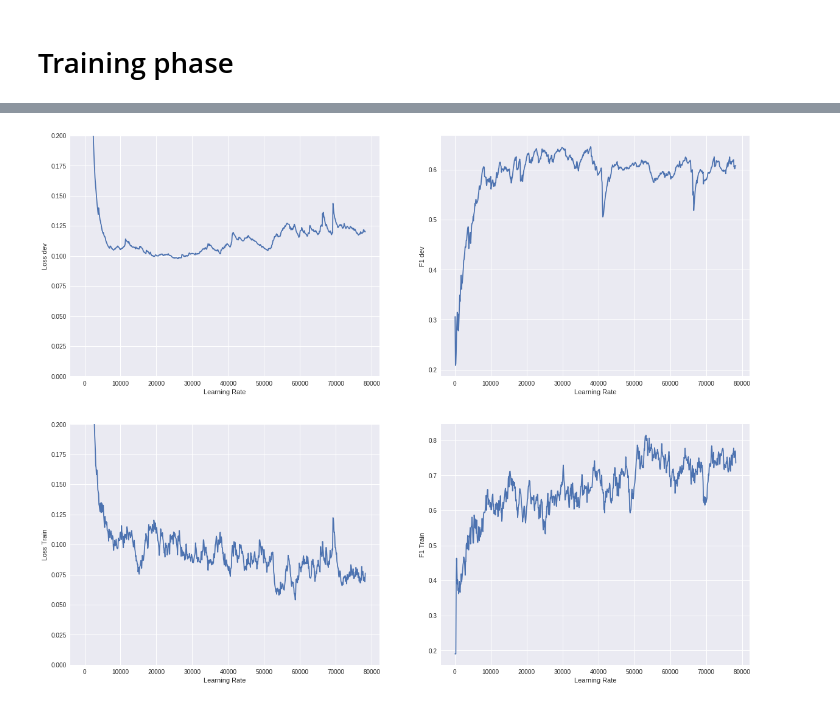
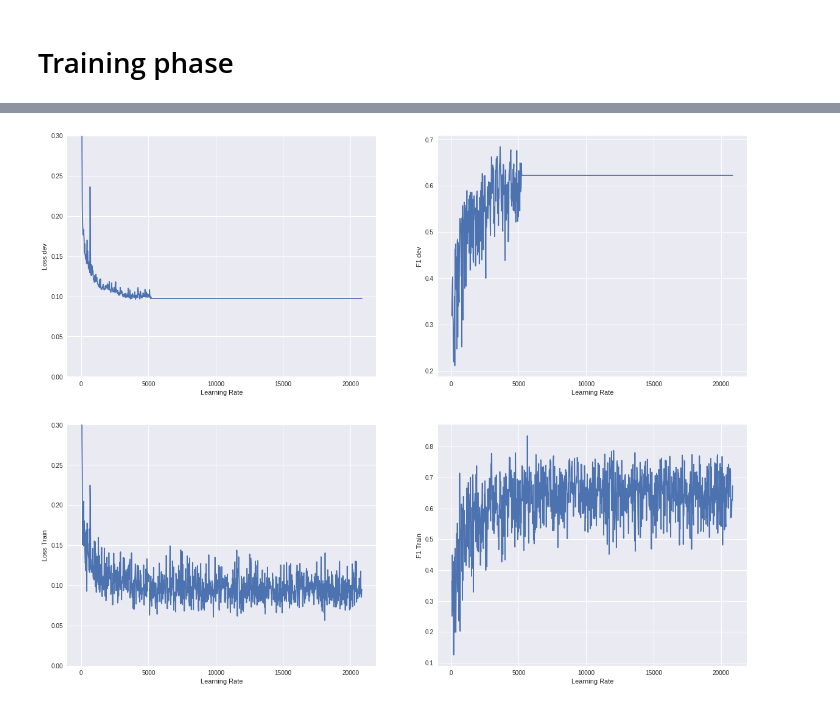
Before and after one commit to qlegrand/Quora-Insincere-Questions-Classification, a Jupyter notebook: QIQC_model_4.ipynb, the cells around one changed output, grey strips where cells are left out. Drawn from its saved outputs; the diff is of its cells as text; code cells hidden in the pictures.

```diff
--- a/QIQC_model_4.ipynb
+++ b/QIQC_model_4.ipynb
@@ -327,7 +327,7 @@ QIQC = data_split_and_batch(data_targets, cv=1000, dv=1000, batch_size=batch_siz
 X_dev_lengths, X_dev_set, y_dev_set = QIQC.dev_set()
 # %%
 QIQC.reset()
-n_epoch = 6
+n_epoch = 8
 
 now = dt.utcnow().strftime("%Y%m%d%H%M%S")
 LOGS_FOLDER = "logs/run-{}/".format(now)
@@ -335,35 +335,28 @@ MODELS_FILE = "models/model4/QIQC_model4.ckpt"
 logdir = os.path.join(DRIVE_PATH,LOGS_FOLDER)
 modfil = os.path.join(DRIVE_PATH,MODELS_FILE)
 
-#file_writer = tf.summary.FileWriter(logdir, tf.get_default_graph())
-
 t_init = time.time()
-lr = 1e-12
-lr_stop = 1
 lr_stack = []
 loss_stack = []
 step_stack = []
 f1_stack = []
 loss_train_stack = []
 f1_train_stack = []
-min_lr = 0.003
-max_lr = 0.008
-lr = min_lr
+lr = 0.004
 
 with tf.Session() as sess:
     init.run()
     t_0 = time.time()
     for epoch in range(n_epoch):
         for iteration in range(QIQC.nr_batches):
+            if epoch % 2 == 0 and epoch != 0 :
+              lr = lr/2
+
             X_lengths, X_batch, y_batch = QIQC.next_batch()
             sess.run(training_op, feed_dict={X: X_batch, y: y_batch, learning_rate: lr})
+            step = epoch * QIQC.nr_batches + iteration
 
-            step = epoch * QIQC.nr_batches + iteration
-            cycle = np.floor(1 + step/(2 * QIQC.nr_batches))
-            pattern = np.absolute(step/QIQC.nr_batches - 2*cycle + 1)
-            lr = min_lr + (max_lr - min_lr) * (1-pattern)
-
-            if step % 100 ==0:
+            if step % 20 ==0:
               f1_dev, loss_dev = sess.run([f1, loss], feed_dict = {X : X_dev_set, y : y_dev_set})
               f1_train, loss_train = sess.run([f1, loss], feed_dict = {X : X_batch, y : y_batch})
               step_stack.append(step)
@@ -371,23 +364,13 @@ with tf.Session() as sess:
               f1_stack.append(f1_dev)
               loss_train_stack.append(loss_train)
               f1_train_stack.append(f1_train)
-            """
-            if iteration % 30 == 0 :
-                f1_train_str, loss_train_str = sess.run([f1_train_summary, loss_train_summary],feed_dict = {X : X_batch, y : y_batch, seq_len: X_lengths})
-                f1_dev_str, loss_dev_str = sess.run([f1_dev_summary, loss_dev_summary], feed_dict = {X : X_dev_set, y : y_dev_set, seq_len: X_dev_lengths})
-                file_writer.add_summary(f1_train_str, step)
-                file_writer.add_summary(f1_dev_str, step)
-                file_writer.add_summary(loss_train_str, step)
-                file_writer.add_summary(loss_dev_str, step)
-            """
-            if iteration % 10000 == 0:
+
+            if iteration % 1000 == 0:
                 save_path = saver.save(sess,modfil)
-            if iteration % 500 == 0:
-                #f1_train, loss_train = sess.run([f1, loss],feed_dict = {X : X_batch, y : y_batch})
-                #f1_dev, loss_dev = sess.run([f1, loss], feed_dict = {X : X_dev_set, y : y_dev_set})
+            if iteration % 100 == 0:
                 t_1 = time.time()
                 t_delta = t_1 - t_0
-                expected_runtime = t_delta * ((n_epoch - epoch - 1) * QIQC.nr_batches + (QIQC.nr_batches - iteration))/500
+                expected_runtime = t_delta * ((n_epoch - epoch - 1) * QIQC.nr_batches + (QIQC.nr_batches - iteration))/100
                 expected_runtime_h = int(expected_runtime//3600)
                 expected_runtime_min = int((expected_runtime - 3600 * expected_runtime_h)//60)
                 expected_runtime_sec = int((expected_runtime - 3600 * expected_runtime_h - 60 * expected_runtime_min))
@@ -421,40 +404,40 @@ Total actual runtime: 0 hours 54 min 28 sec
 # %%
-alpha = 0.9
+alpha = 0.1
 ewma_loss_dev = numpy_ewma_vectorized(loss_stack, alpha)
 ewma_f1_dev = numpy_ewma_vectorized(f1_stack, alpha)
 ewma_loss_train = numpy_ewma_vectorized(loss_train_stack, alpha)
 ewma_f1_train = numpy_ewma_vectorized(f1_train_stack, alpha)
 
 plt.figure(figsize = (20, 16))
 plt.subplot(221)
 plt.plot(step_stack, ewma_loss_dev)
 plt.xlabel("Learning Rate")
 plt.ylabel("Loss dev")
 #plt.xlim([0.001,0.008])
-plt.ylim([0,0.2])
+plt.ylim([0,.3])
 plt.subplot(222)
 plt.plot(step_stack, ewma_f1_dev)
 #plt.xlim([0.001,0.008])
 #plt.ylim([0.55,0.75])
 plt.xlabel("Learning Rate")
 plt.ylabel("F1 dev")
 
 plt.subplot(223)
 plt.plot(step_stack, ewma_loss_train)
 plt.xlabel("Learning Rate")
 plt.ylabel("Loss Train")
 #plt.xlim([0.001,0.008])
-plt.ylim([0,0.2])
+plt.ylim([0,0.3])
 plt.subplot(224)
 plt.plot(step_stack, ewma_f1_train)
 #plt.xlim([0.001,0.008])
 #plt.ylim([0.55,0.75])
 plt.xlabel("Learning Rate")
 plt.ylabel("F1 Train")
 
 plt.show()
 # %% [output]
-[figure, old version]
+[figure, new version]
 # %%
 MODELS_FILE = "models/model4/QIQC_model4.ckpt"
 modfil = os.path.join(DRIVE_PATH,MODELS_FILE)
```
Also changed, not shown: parts of 4 cells of this notebook.
